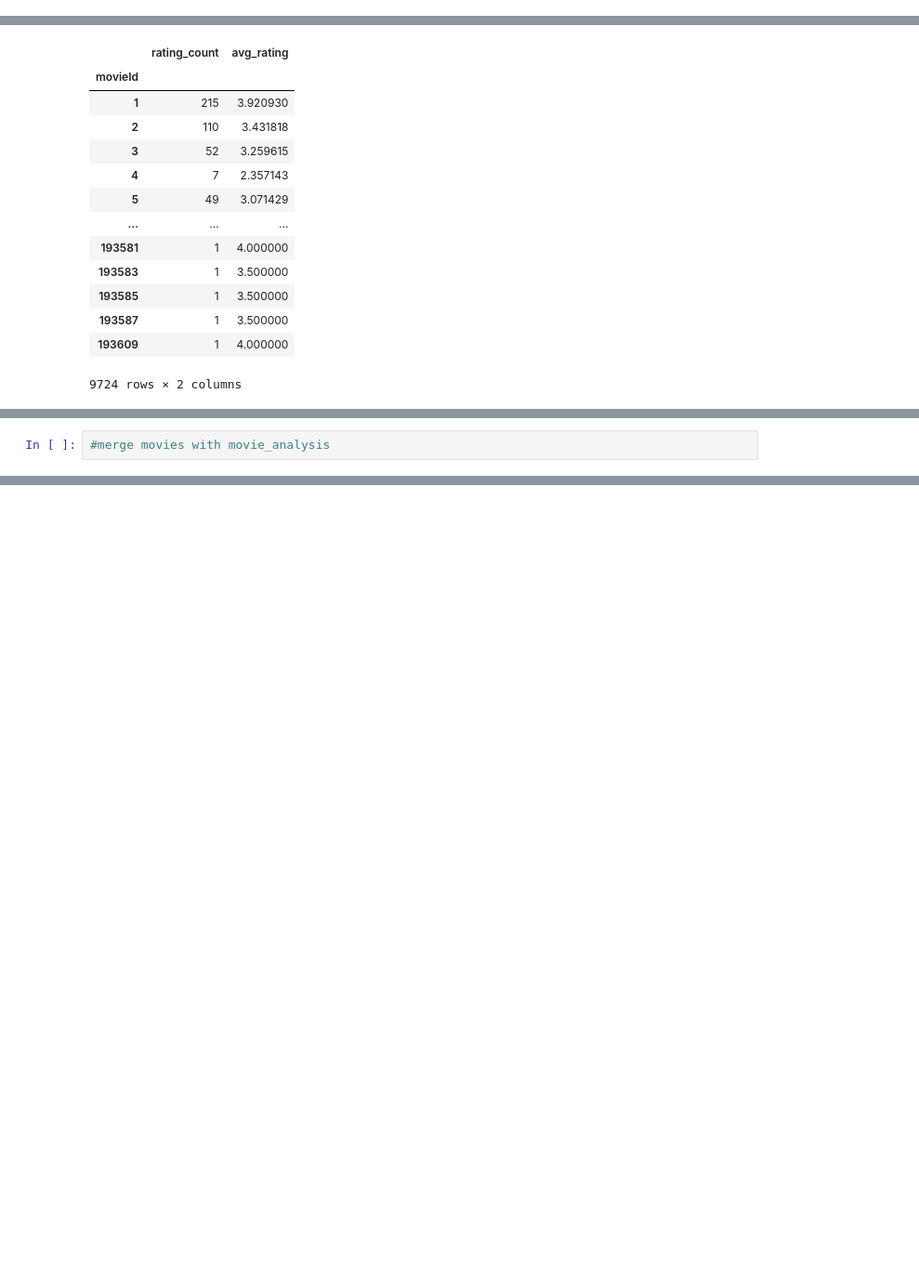
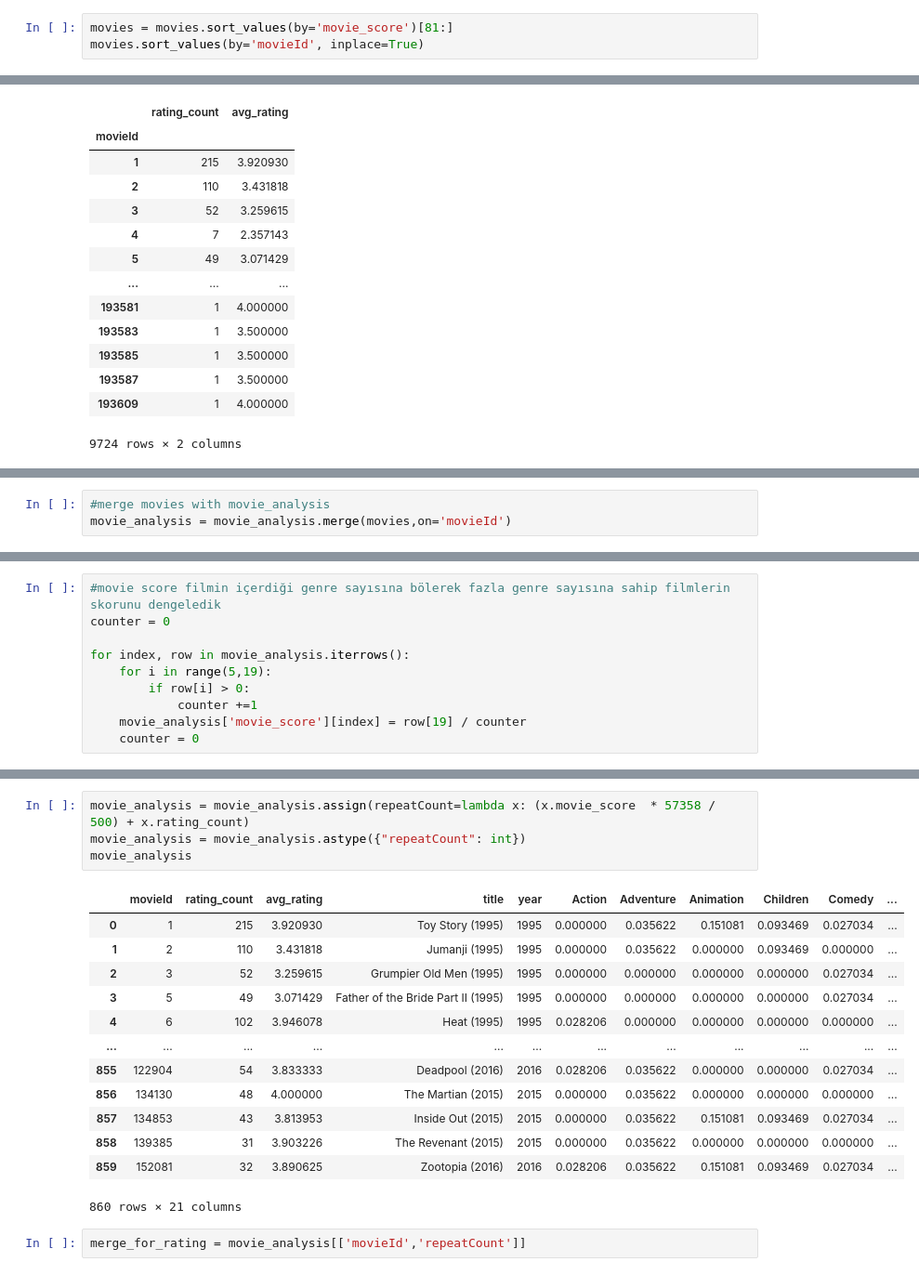
Before and after one commit to sewarslan/final_project, a Jupyter notebook: movie_recommender/data_preprocessing.ipynb, the cells around one changed output, grey strips where cells are left out. Shown at 93% size. Cells and saved outputs as stored; diff of their text form; blank space fills up the shorter version.

```diff
--- a/movie_recommender/data_preprocessing.ipynb
+++ b/movie_recommender/data_preprocessing.ipynb
@@ -346,3 +343,6 @@ ratings
+# %%
+movies = movies.sort_values(by='movie_score')[81:]
+movies.sort_values(by='movieId', inplace=True)
 # %%
 ratings.sort_values(by='movieId', inplace=True)
 # %%
@@ -389,2 +389,3 @@ movie_analysis
 # %%
 #merge movies with movie_analysis
+movie_analysis = movie_analysis.merge(movies,on='movieId')
@@ -406,0 +392,10 @@ movie_analysis
+# %%
+#movie score filmin içerdiği genre sayısına bölerek fazla genre sayısına sahip filmlerin skorunu dengeledik
+counter = 0
+
+for index, row in movie_analysis.iterrows():
+    for i in range(5,19):
+        if row[i] > 0:
+            counter +=1
+    movie_analysis['movie_score'][index] = row[19] / counter
+    counter = 0
@@ -406,0 +420,20 @@ movie_analysis
+# %%
+movie_analysis = movie_analysis.assign(repeatCount=lambda x: (x.movie_score  * 57358 / 500) + x.rating_count)
+movie_analysis = movie_analysis.astype({"repeatCount": int})
+movie_analysis
+# %% [output]
+|  | movieId | rating_count | avg_rating | title | year | Action | Adventure | Animation | Children | Comedy | ... |
+| 0 | 1 | 215 | 3.920930 | Toy Story (1995) | 1995 | 0.000000 | 0.035622 | 0.151081 | 0.093469 | 0.027034 | ... |
+| 1 | 2 | 110 | 3.431818 | Jumanji (1995) | 1995 | 0.000000 | 0.035622 | 0.000000 | 0.093469 | 0.000000 | ... |
+| 2 | 3 | 52 | 3.259615 | Grumpier Old Men (1995) | 1995 | 0.000000 | 0.000000 | 0.000000 | 0.000000 | 0.027034 | ... |
+| 3 | 5 | 49 | 3.071429 | Father of the Bride Part II (1995) | 1995 | 0.000000 | 0.000000 | 0.000000 | 0.000000 | 0.027034 | ... |
+| 4 | 6 | 102 | 3.946078 | Heat (1995) | 1995 | 0.028206 | 0.000000 | 0.000000 | 0.000000 | 0.000000 | ... |
+| ... | ... | ... | ... | ... | ... | ... | ... | ... | ... | ... | ... |
+| 855 | 122904 | 54 | 3.833333 | Deadpool (2016) | 2016 | 0.028206 | 0.035622 | 0.000000 | 0.000000 | 0.027034 | ... |
+| 856 | 134130 | 48 | 4.000000 | The Martian (2015) | 2015 | 0.000000 | 0.035622 | 0.000000 | 0.000000 | 0.000000 | ... |
+| 857 | 134853 | 43 | 3.813953 | Inside Out (2015) | 2015 | 0.000000 | 0.035622 | 0.151081 | 0.093469 | 0.027034 | ... |
+| 858 | 139385 | 31 | 3.903226 | The Revenant (2015) | 2015 | 0.000000 | 0.035622 | 0.000000 | 0.000000 | 0.000000 | ... |
+| 859 | 152081 | 32 | 3.890625 | Zootopia (2016) | 2016 | 0.028206 | 0.035622 | 0.151081 | 0.093469 | 0.027034 | ... |
+860 rows × 21 columns
+# %%
+merge_for_rating = movie_analysis[['movieId','repeatCount']]
```
Also changed, not shown: parts of 17 cells of this notebook.
